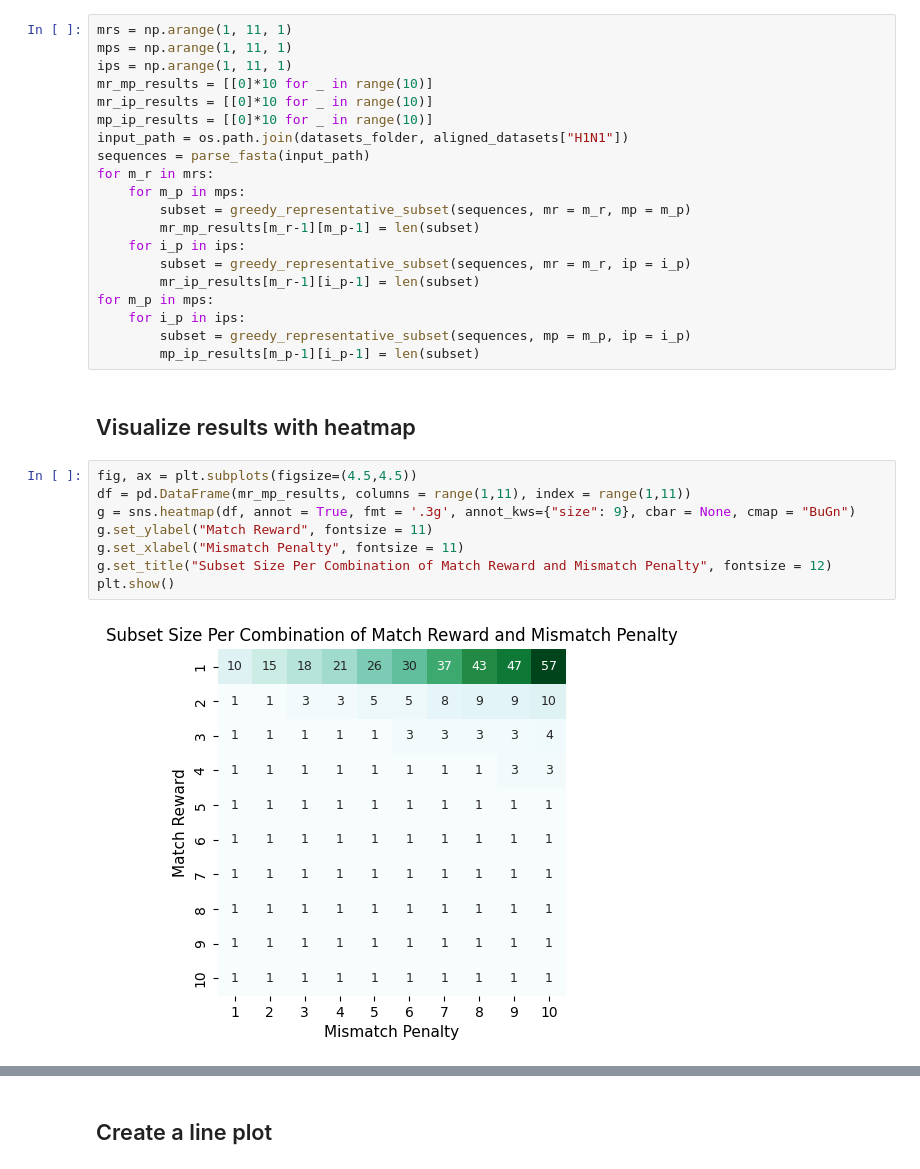
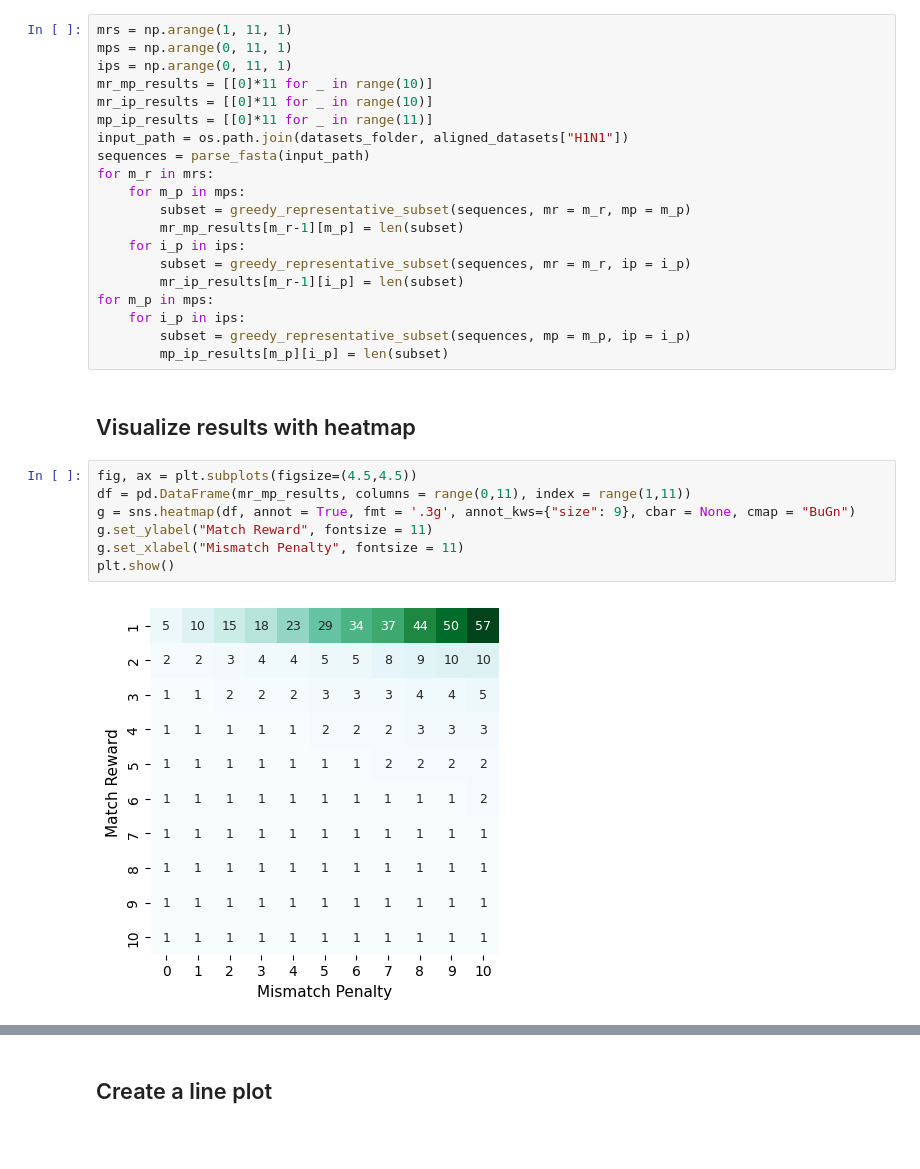
Before and after one commit to zwallace425/repseq, a Jupyter notebook: analyze_rewards_penalties.ipynb, the cells around one changed output, grey strips where cells are left out. Drawn from its saved outputs; the diff is of its cells as text; blank space fills up the shorter version.

```diff
--- a/analyze_rewards_penalties.ipynb
+++ b/analyze_rewards_penalties.ipynb
@@ -24,35 +27,34 @@ aligned_datasets = {
 }
 # %%
 mrs = np.arange(1, 11, 1)
-mps = np.arange(1, 11, 1)
-ips = np.arange(1, 11, 1)
-mr_mp_results = [[0]*10 for _ in range(10)]
-mr_ip_results = [[0]*10 for _ in range(10)]
-mp_ip_results = [[0]*10 for _ in range(10)]
+mps = np.arange(0, 11, 1)
+ips = np.arange(0, 11, 1)
+mr_mp_results = [[0]*11 for _ in range(10)]
+mr_ip_results = [[0]*11 for _ in range(10)]
+mp_ip_results = [[0]*11 for _ in range(11)]
 input_path = os.path.join(datasets_folder, aligned_datasets["H1N1"])
 sequences = parse_fasta(input_path)
 for m_r in mrs:
     for m_p in mps:
         subset = greedy_representative_subset(sequences, mr = m_r, mp = m_p)
-        mr_mp_results[m_r-1][m_p-1] = len(subset)
+        mr_mp_results[m_r-1][m_p] = len(subset)
     for i_p in ips:
         subset = greedy_representative_subset(sequences, mr = m_r, ip = i_p)
-        mr_ip_results[m_r-1][i_p-1] = len(subset)
+        mr_ip_results[m_r-1][i_p] = len(subset)
 for m_p in mps:
     for i_p in ips:
         subset = greedy_representative_subset(sequences, mp = m_p, ip = i_p)
-        mp_ip_results[m_p-1][i_p-1] = len(subset)
+        mp_ip_results[m_p][i_p] = len(subset)
 # %% [markdown]
 ## Visualize results with heatmap
 # %%
 fig, ax = plt.subplots(figsize=(4.5,4.5))
-df = pd.DataFrame(mr_mp_results, columns = range(1,11), index = range(1,11))
+df = pd.DataFrame(mr_mp_results, columns = range(0,11), index = range(1,11))
 g = sns.heatmap(df, annot = True, fmt = '.3g', annot_kws={"size": 9}, cbar = None, cmap = "BuGn")
 g.set_ylabel("Match Reward", fontsize = 11)
 g.set_xlabel("Mismatch Penalty", fontsize = 11)
-g.set_title("Subset Size Per Combination of Match Reward and Mismatch Penalty", fontsize = 12)
 plt.show()
 # %% [output]
-[figure, old version]
+[figure, new version]
 # %%
 fig, ax = plt.subplots(figsize=(4.5,4.5))
```
Also changed, not shown: parts of 3 cells of this notebook, 2 other files.
